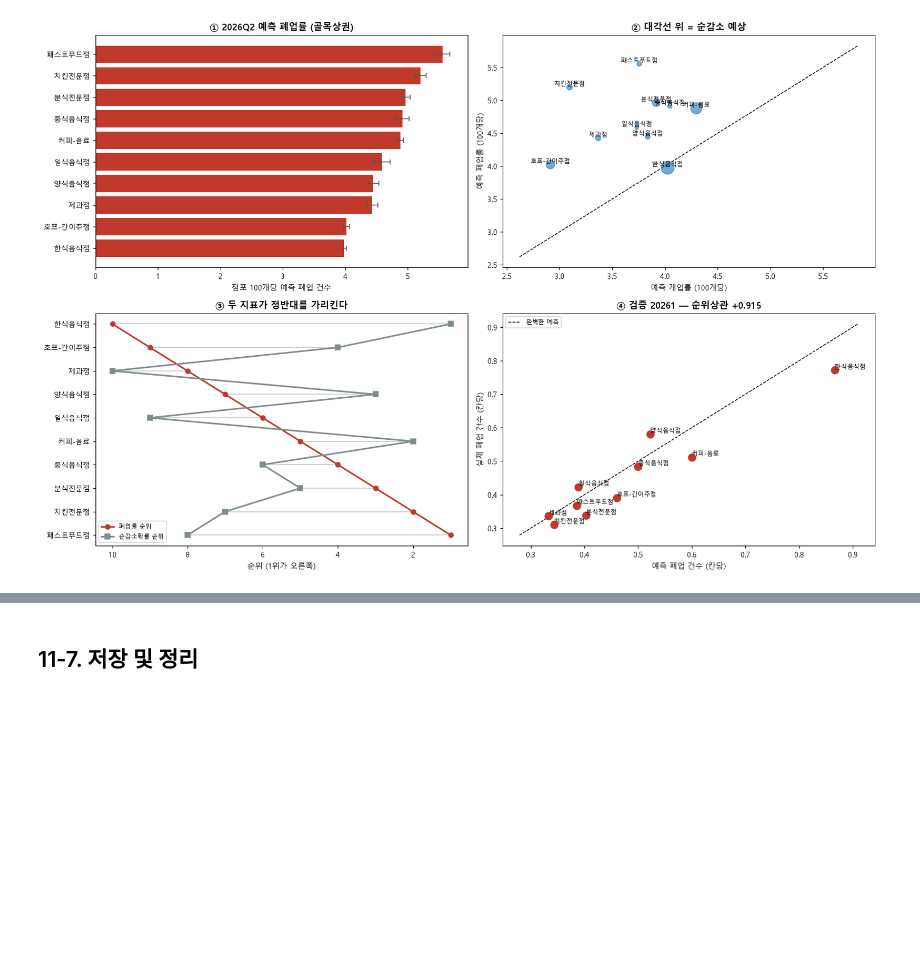
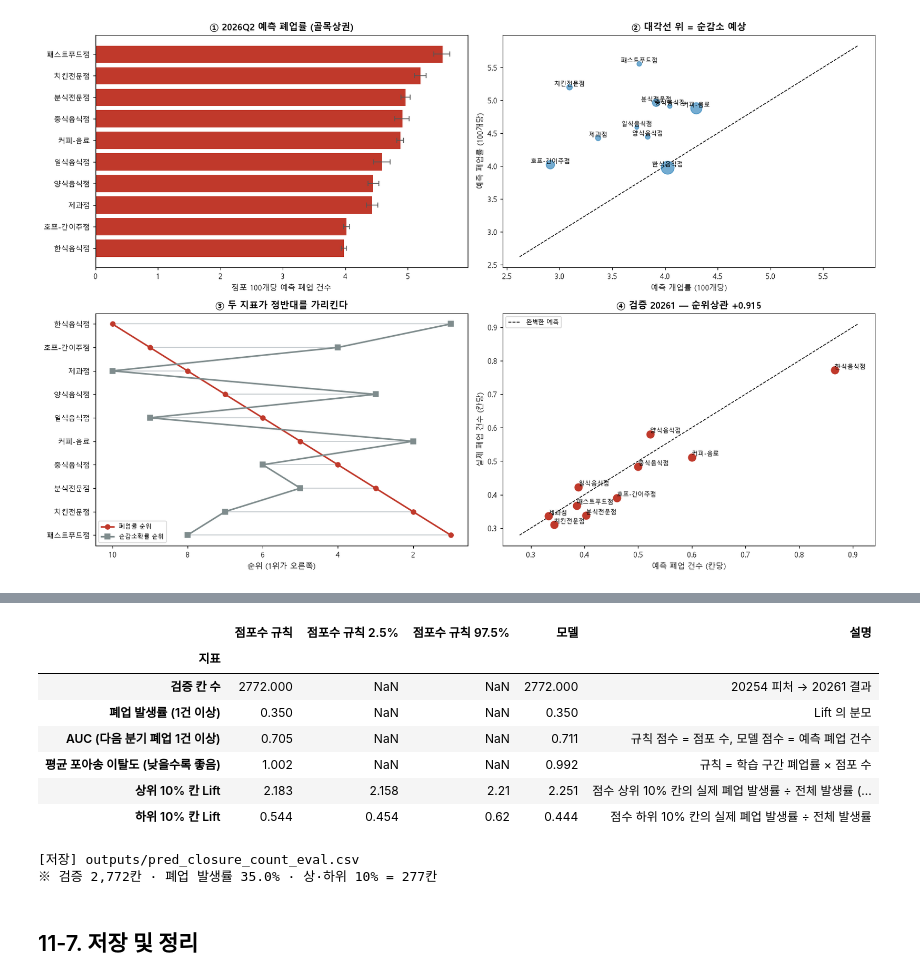
Before and after one commit to jiwoon-oh/seoul-closure-risk, a Jupyter notebook: src/step11_forecast.ipynb, the cells around one changed output, grey strips where cells are left out. Cells and saved outputs as stored; diff of their text form; code cells hidden in the pictures; blank space fills up the shorter version.

```diff
--- a/src/step11_forecast.ipynb
+++ b/src/step11_forecast.ipynb
@@ -372,3 +380,56 @@ plt.show()
+# %%
+from sklearn.metrics import roc_auc_score, mean_poisson_deviance
+from config import rank_order, tie_random_precision
+
+y_cnt  = valid["폐업_n"].to_numpy(dtype=float)
+y_any  = (y_cnt >= 1).astype(float)                       # 다음 분기 폐업 1건 이상 여부
+stores = valid["전체_점포_수"].to_numpy(dtype=float)
+pred_n = valid["예측_폐업건수"].to_numpy(dtype=float)
+base_n = train["폐업_n"].sum() / train["전체_점포_수"].sum() * stores   # 점포수 단독 모형: 학습 구간 폐업률 × 점포 수
+
+incid = y_any.mean()                                      # 전체 폐업 발생률 (1건 이상)
+K10 = int(round(len(valid) * 0.1))
+
+# 모형: 예측 폐업 건수 상위/하위 10% (동점은 (상권, 업종, 분기) 순으로 고정)
+o_m = rank_order(pred_n, valid)
+lift_top_m = y_any[o_m[:K10]].mean() / incid
+lift_bot_m = y_any[o_m[-K10:]].mean() / incid
+
+# 규칙: 점포 수 상위/하위 10%. 동점 안에서만 순서를 섞는 것을 200회 반복
+rng_c = np.random.default_rng(SEED)
+top_r = tie_random_precision(stores,  y_any, [K10], rng_c, 200)[:, 0] / incid
+bot_r = tie_random_precision(-stores, y_any, [K10], rng_c, 200)[:, 0] / incid
+
+ev = pd.DataFrame([
+    {"지표": "검증 칸 수", "점포수 규칙": len(valid), "모델": len(valid), "설명": "20254 피처 → 20261 결과"},
+    {"지표": "폐업 발생률 (1건 이상)", "점포수 규칙": incid, "모델": incid, "설명": "Lift 의 분모"},
+    {"지표": "AUC (다음 분기 폐업 1건 이상)", "점포수 규칙": roc_auc_score(y_any, stores),
+     "모델": roc_auc_score(y_any, pred_n), "설명": "규칙 점수 = 점포 수, 모델 점수 = 예측 폐업 건수"},
+    {"지표": "평균 포아송 이탈도 (낮을수록 좋음)", "점포수 규칙": mean_poisson_deviance(y_cnt, base_n),
+     "모델": mean_poisson_deviance(y_cnt, pred_n), "설명": "규칙 = 학습 구간 폐업률 × 점포 수"},
+    {"지표": "상위 10% 칸 Lift", "점포수 규칙": top_r.mean(),
+     "점포수 규칙 2.5%": np.percentile(top_r, 2.5), "점포수 규칙 97.5%": np.percentile(top_r, 97.5),
+     "모델": lift_top_m, "설명": "점수 상위 10% 칸의 실제 폐업 발생률 ÷ 전체 발생률 (규칙은 동점 무작위 200회 평균)"},
+    {"지표": "하위 10% 칸 Lift", "점포수 규칙": bot_r.mean(),
+     "점포수 규칙 2.5%": np.percentile(bot_r, 2.5), "점포수 규칙 97.5%": np.percentile(bot_r, 97.5),
+     "모델": lift_bot_m, "설명": "점수 하위 10% 칸의 실제 폐업 발생률 ÷ 전체 발생률"},
+]).set_index("지표")
+ev = ev[["점포수 규칙", "점포수 규칙 2.5%", "점포수 규칙 97.5%", "모델", "설명"]]
+display(ev.round(3))
+ev.to_csv(OUT / "pred_closure_count_eval.csv", encoding="utf-8-sig")
+print("[저장] outputs/pred_closure_count_eval.csv")
+print(f"※ 검증 {len(valid):,}칸 · 폐업 발생률 {incid:.1%} · 상·하위 10% = {K10}칸")
+# %% [output]
+|  | 점포수 규칙 | 점포수 규칙 2.5% | 점포수 규칙 97.5% | 모델 | 설명 |
+| 지표 |  |  |  |  |  |
+| 검증 칸 수 | 2772.000 | NaN | NaN | 2772.000 | 20254 피처 → 20261 결과 |
+| 폐업 발생률 (1건 이상) | 0.350 | NaN | NaN | 0.350 | Lift 의 분모 |
+| AUC (다음 분기 폐업 1건 이상) | 0.705 | NaN | NaN | 0.711 | 규칙 점수 = 점포 수, 모델 점수 = 예측 폐업 건수 |
+| 평균 포아송 이탈도 (낮을수록 좋음) | 1.002 | NaN | NaN | 0.992 | 규칙 = 학습 구간 폐업률 × 점포 수 |
+| 상위 10% 칸 Lift | 2.183 | 2.158 | 2.21 | 2.251 | 점수 상위 10% 칸의 실제 폐업 발생률 ÷ 전체 발생률 (... |
+| 하위 10% 칸 Lift | 0.544 | 0.454 | 0.62 | 0.444 | 점수 하위 10% 칸의 실제 폐업 발생률 ÷ 전체 발생률 |
+[저장] outputs/pred_closure_count_eval.csv
+※ 검증 2,772칸 · 폐업 발생률 35.0% · 상·하위 10% = 277칸
 # %% [markdown]
 ## 11-7. 저장 및 정리
 # %%
```
Also changed, not shown: parts of 1 cell of this notebook, 9 other files.
